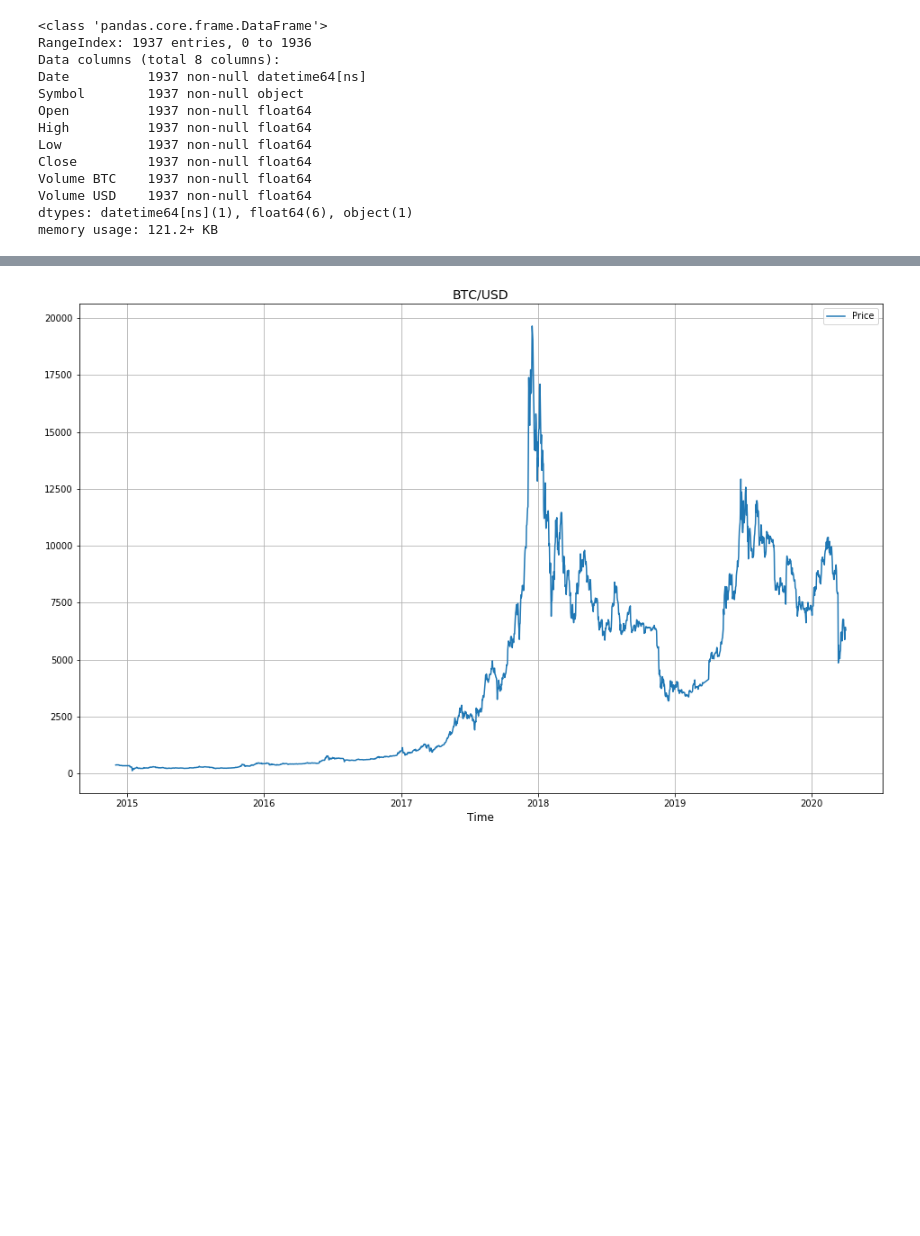
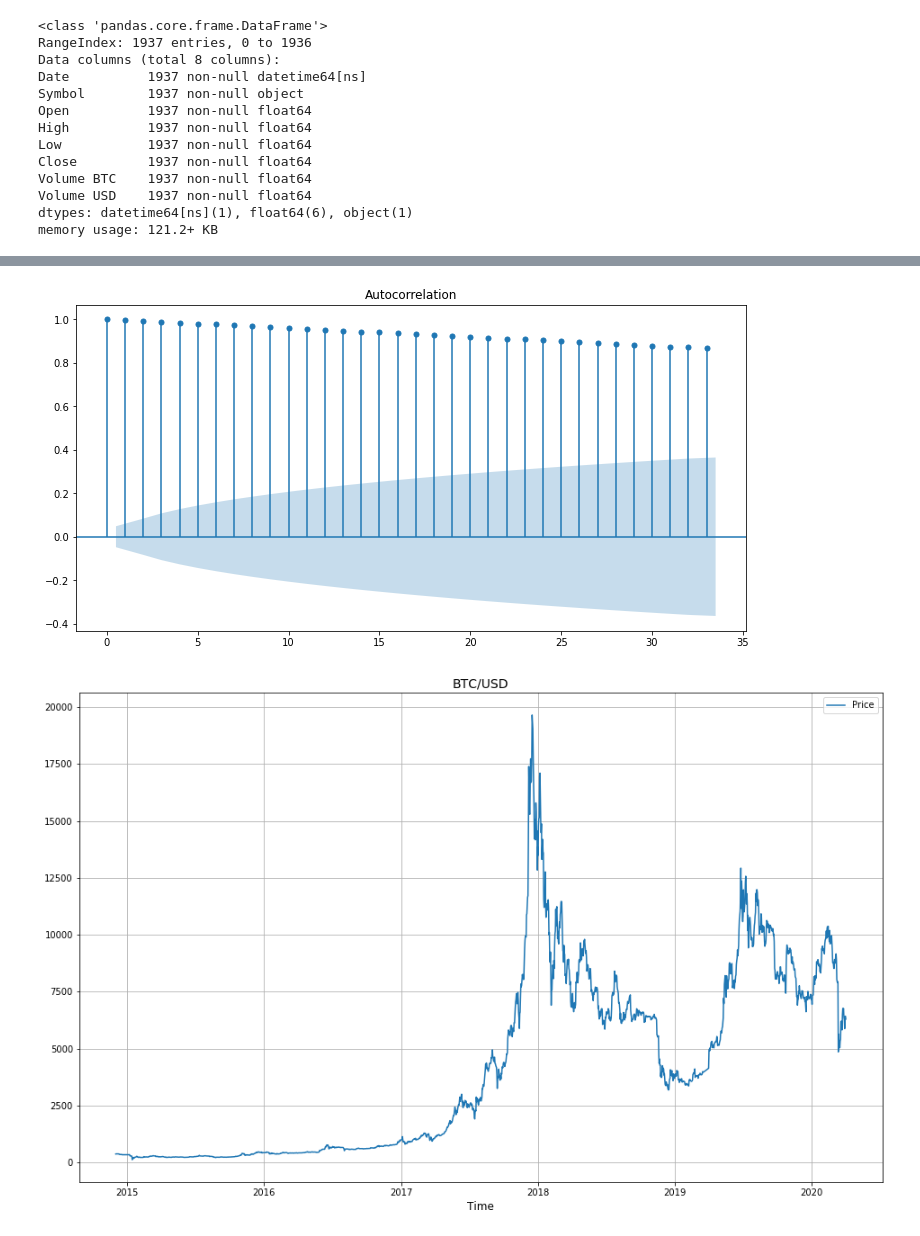
Before and after one commit to RichardMan13/Time_Series_Bitcoin, a Jupyter notebook: tcc_scripts_notebook/visualize_dataset.ipynb, the cells around one changed output, grey strips where cells are left out. Saved outputs shown, nothing was run; the diff lists cells and outputs as text; code cells hidden in the pictures; blank space fills up the shorter version.

```diff
--- a/tcc_scripts_notebook/visualize_dataset.ipynb
+++ b/tcc_scripts_notebook/visualize_dataset.ipynb
@@ -292,3 +312,16 @@ memory usage: 121.2+ KB
+# %%
+from matplotlib import pyplot
+from statsmodels.graphics.tsaplots import plot_acf
+
+df = df_kaggle_price_d.sort_values(by=['Date']).copy()
+df.index = pd.to_datetime(df['Date'])
+
+plot_acf(df['Close'])
+fname = 'autocorrelation'
+plt.savefig('/home/ricardo/Documents/tcc_files/TCC/tcc_scripts_notebook/figures/'+fname+'.png', dpi=150)
+pyplot.show()
+# %% [output]
+[figure, added]
 # %%
 ### TESTE GRAFICO
 df = df_coinmarket_price_d.copy()
```
Also changed, not shown: parts of 6 cells of this notebook, 23 other files.
